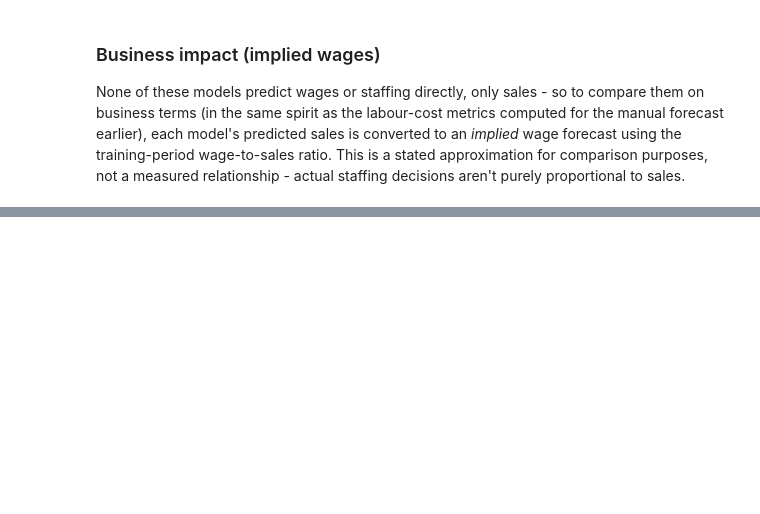
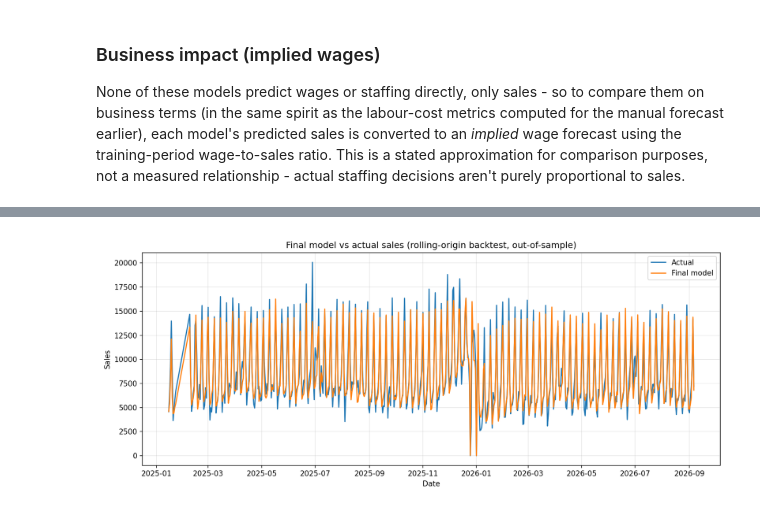
Before and after one commit to kevinpinoarias/hospitality-forecasting-system, a Jupyter notebook: notebooks/portofolio_walkthrough.ipynb, the cells around one changed output, grey strips where cells are left out. Cells and saved outputs as stored; diff of their text form; code cells hidden in the pictures; blank space fills up the shorter version.

```diff
--- a/notebooks/portofolio_walkthrough.ipynb
+++ b/notebooks/portofolio_walkthrough.ipynb
@@ -311,0 +348,4 @@ This project demonstrates not just model training, but full workflow design, eva
+# %%
+Image(filename=str(PROJECT_ROOT / "reports" / "figures" / "final_model_backtest_vs_actual.png"))
+# %% [output]
+[figure, added]
```
Also changed, not shown: parts of 47 cells of this notebook.
